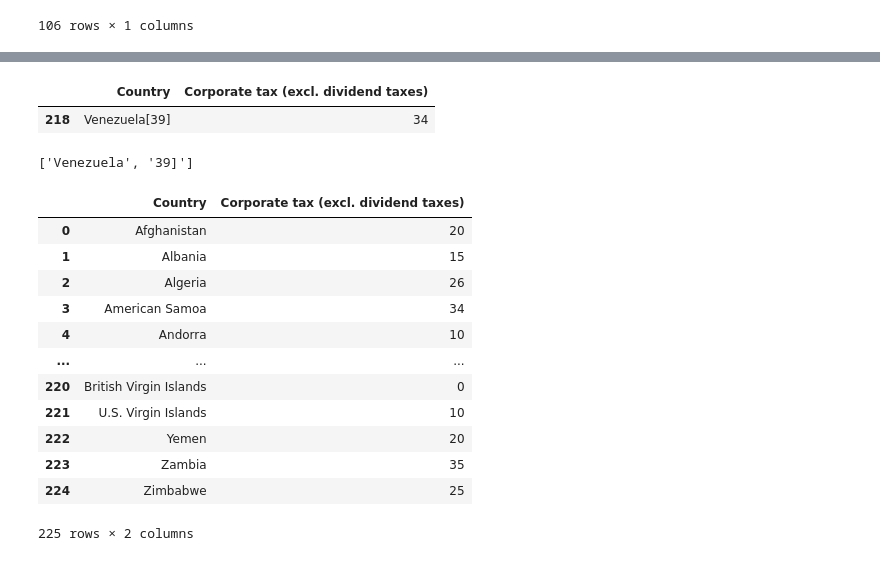
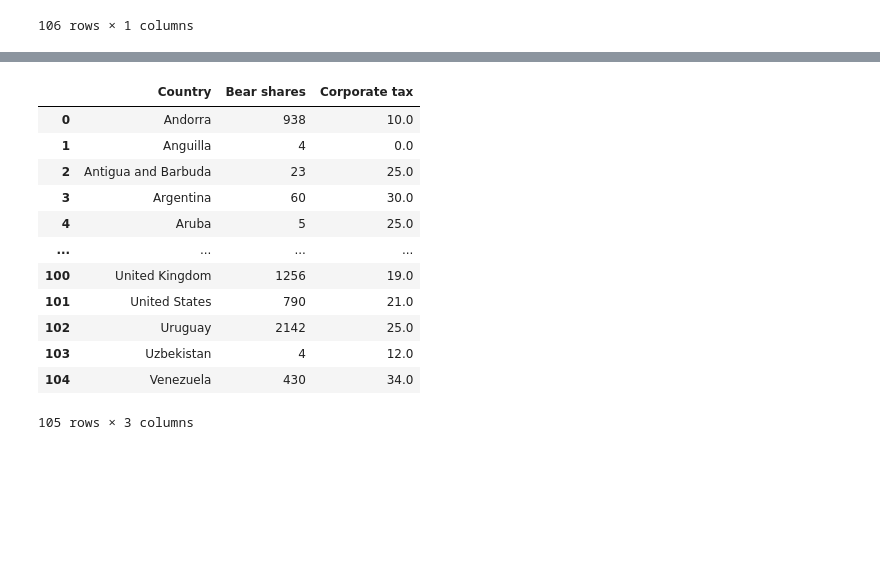
Before and after one commit to alexmak001/Panama-Papers, a Jupyter notebook: prabina.ipynb, the cells around one changed output, grey strips where cells are left out. Saved outputs shown, nothing was run; the diff lists cells and outputs as text; code cells hidden in the pictures; blank space fills up the shorter version.

```diff
--- a/prabina.ipynb
+++ b/prabina.ipynb
@@ -558,10 +549,0 @@ Name: E.countries, Length: 106, dtype: object
-# %%
-corporate_taxes[corporate_taxes['Country'].str.contains('Vene')]
-# %% [output]
-|  | Country | Corporate tax (excl. dividend taxes) |
-| 218 | Venezuela[39] | 34 |
-# %%
-venezuela = 'Venezuela[39]'
-venezuela.split('[')
-# %% [output]
-['Venezuela', '39]']
@@ -574,16 +550,20 @@ corporate_taxes['Country'] = corporate_taxes['Country'].apply(country_split)
-# %%
-corporate_taxes
-# %% [output]
-|  | Country | Corporate tax (excl. dividend taxes) |
-| 0 | Afghanistan | 20 |
-| 1 | Albania | 15 |
-| 2 | Algeria | 26 |
-| 3 | American Samoa | 34 |
-| 4 | Andorra | 10 |
-| ... | ... | ... |
-| 220 | British Virgin Islands | 0 |
-| 221 | U.S. Virgin Islands | 10 |
-| 222 | Yemen | 20 |
-| 223 | Zambia | 35 |
-| 224 | Zimbabwe | 25 |
-225 rows × 2 columns
+# %%
+corporate_taxes_country = pd.DataFrame()
+corporate_taxes_country['Country'] = bear_per_country_tax['Country']
+corporate_taxes_country['Bear shares'] = bear_per_country_tax['Total']
+corporate_taxes_country['Corporate tax'] = bear_per_country_tax['Corporate tax (excl. dividend taxes)']
+corporate_taxes_country
+# %% [output]
+|  | Country | Bear shares | Corporate tax |
+| 0 | Andorra | 938 | 10.0 |
+| 1 | Anguilla | 4 | 0.0 |
+| 2 | Antigua and Barbuda | 23 | 25.0 |
+| 3 | Argentina | 60 | 30.0 |
+| 4 | Aruba | 5 | 25.0 |
+| ... | ... | ... | ... |
+| 100 | United Kingdom | 1256 | 19.0 |
+| 101 | United States | 790 | 21.0 |
+| 102 | Uruguay | 2142 | 25.0 |
+| 103 | Uzbekistan | 4 | 12.0 |
+| 104 | Venezuela | 430 | 34.0 |
+105 rows × 3 columns
```
Also changed, not shown: parts of 21 cells of this notebook.
